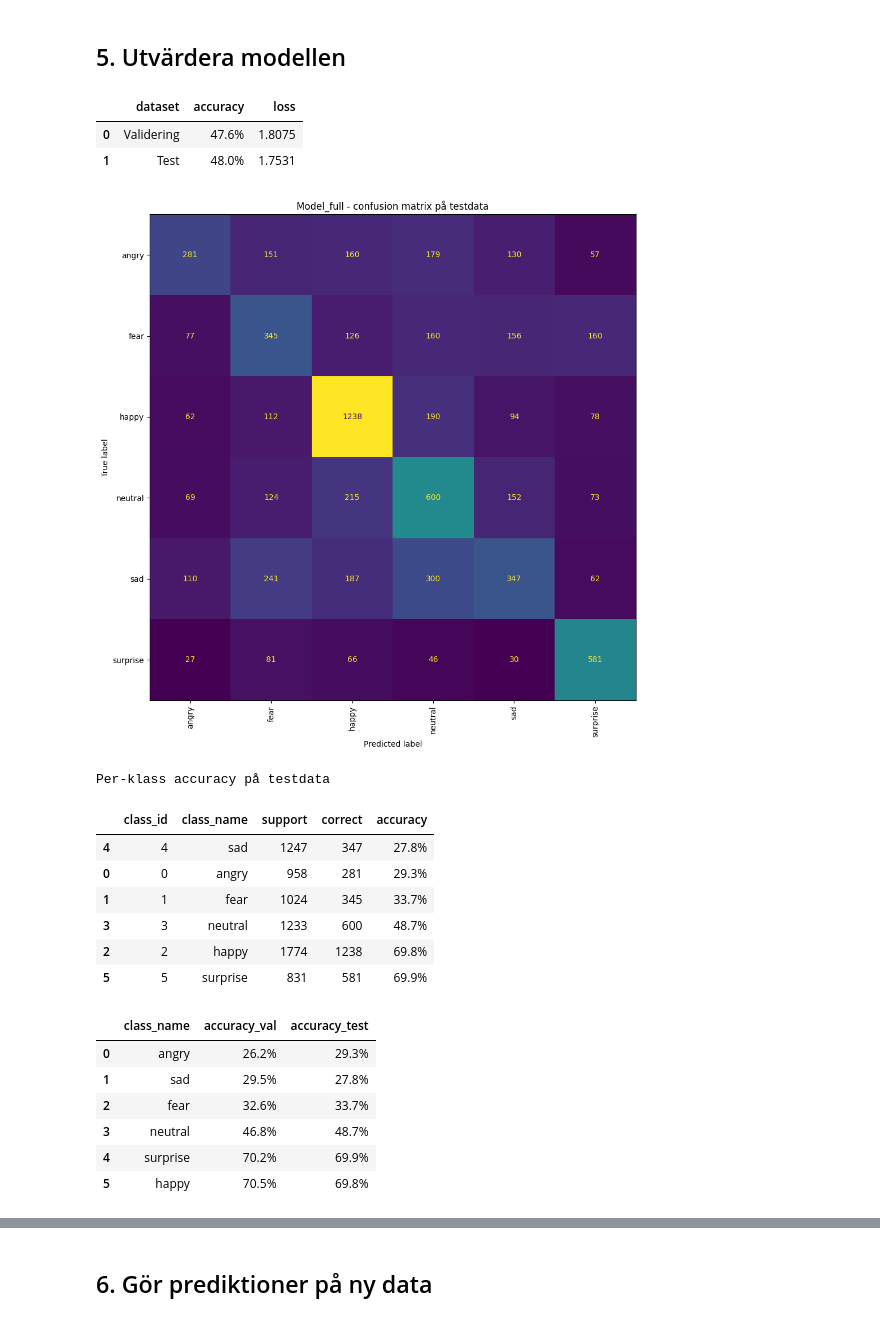
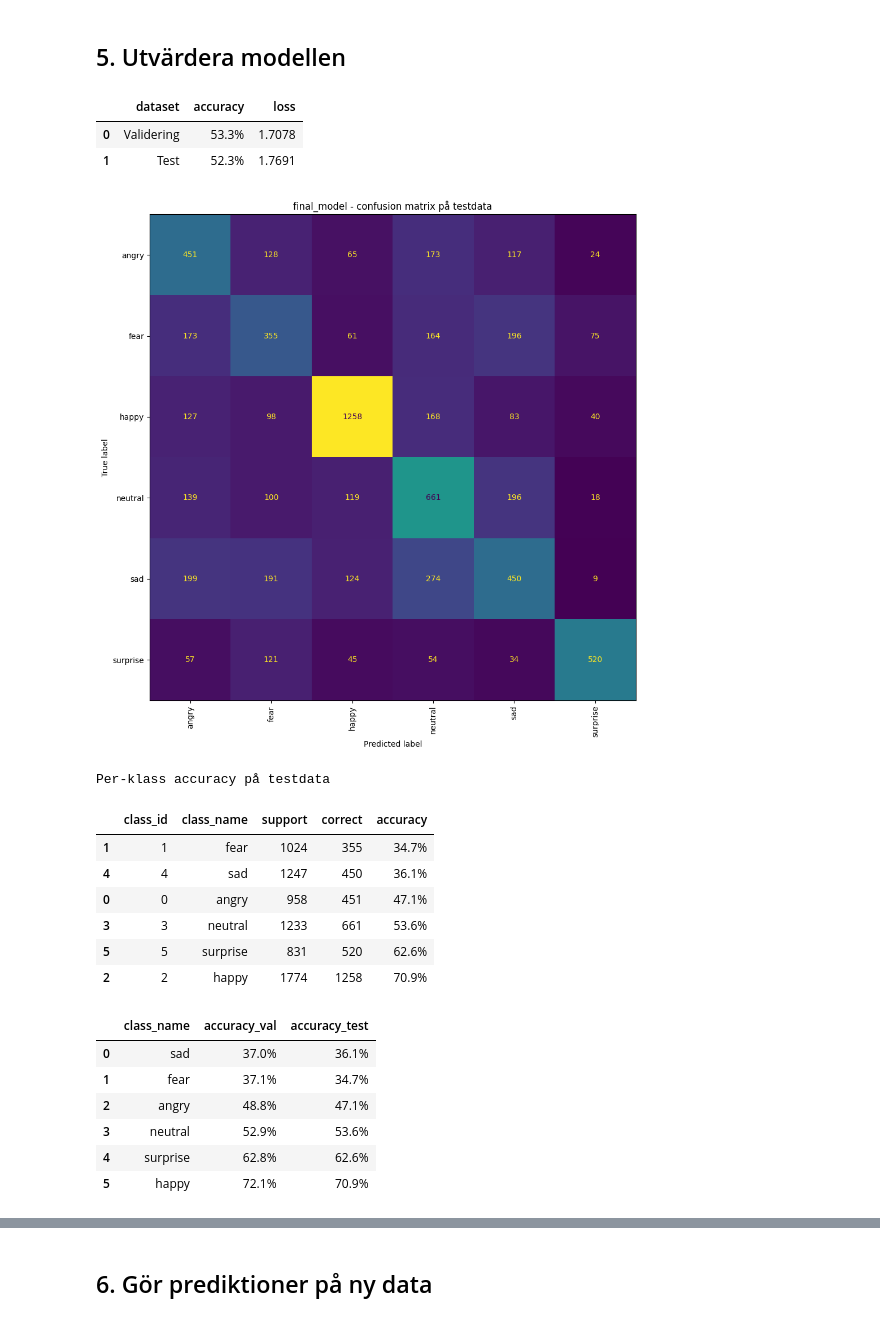
Before and after one commit to MalinMo/Ansiktsuttryck_DL, a Jupyter notebook: report.ipynb, the cells around one changed output, grey strips where cells are left out. Cells and saved outputs as stored; diff of their text form; code cells hidden in the pictures.

```diff
--- a/report.ipynb
+++ b/report.ipynb
@@ -913,12 +954,12 @@ model_full.save("model_full.keras")
 # %% [markdown]
 ## 5. Utvärdera modellen
 # %%
-model_full = keras.models.load_model("model_full.keras")
+final_model = keras.models.load_model("final_model.keras")
 
-test_loss, test_accuracy = model_full.evaluate(X_test_filtered, y_test_filtered, verbose=0)
+test_loss, test_accuracy = final_model.evaluate(X_test_filtered, y_test_filtered, verbose=0)
 
 comparison_overall = pd.DataFrame([
-    {"dataset": "Validering", "accuracy": r_full["val_accuracy"], "loss": r_full["val_loss"]},
+    {"dataset": "Validering", "accuracy": r_dropout_3layers_full["val_accuracy"], "loss": r_dropout_3layers_full["val_loss"]},
     {"dataset": "Test", "accuracy": test_accuracy, "loss": test_loss}
 ])
 
@@ -927,40 +968,40 @@ comparison_overall.style\
     .background_gradient(subset=["accuracy"], cmap="RdYlGn")
 # %% [output]
 |  | dataset | accuracy | loss |
-| 0 | Validering | 47.6% | 1.8075 |
-| 1 | Test | 48.0% | 1.7531 |
+| 0 | Validering | 53.3% | 1.7078 |
+| 1 | Test | 52.3% | 1.7691 |
 # %%
-test_pred, test_proba = predict_classes(model_full, X_test_filtered)
+test_pred, test_proba = predict_classes(final_model, X_test_filtered)
 
-model_full_test_cm = plot_confusion_matrix(
+final_model_test_cm = plot_confusion_matrix(
     y_test_filtered,
     test_pred,
     class_names_filtered,
-    title="Model_full - confusion matrix på testdata"
+    title="final_model - confusion matrix på testdata"
 )
 
-model_full_test_per_class = calculate_per_class_accuracy(
-    model_full_test_cm,
+final_model_test_per_class = calculate_per_class_accuracy(
+    final_model_test_cm,
     class_names_filtered
 )
 
 print("Per-klass accuracy på testdata")
-model_full_test_per_class.style\
+final_model_test_per_class.style\
     .format({"accuracy": "{:.1%}"})\
     .background_gradient(subset=["accuracy"], cmap="RdYlGn")
 # %% [output]
-[figure, old version]
+[figure, new version]
 Per-klass accuracy på testdata
 |  | class_id | class_name | support | correct | accuracy |
-| 4 | 4 | sad | 1247 | 347 | 27.8% |
-| 0 | 0 | angry | 958 | 281 | 29.3% |
-| 1 | 1 | fear | 1024 | 345 | 33.7% |
-| 3 | 3 | neutral | 1233 | 600 | 48.7% |
-| 2 | 2 | happy | 1774 | 1238 | 69.8% |
-| 5 | 5 | surprise | 831 | 581 | 69.9% |
+| 1 | 1 | fear | 1024 | 355 | 34.7% |
+| 4 | 4 | sad | 1247 | 450 | 36.1% |
+| 0 | 0 | angry | 958 | 451 | 47.1% |
+| 3 | 3 | neutral | 1233 | 661 | 53.6% |
+| 5 | 5 | surprise | 831 | 520 | 62.6% |
+| 2 | 2 | happy | 1774 | 1258 | 70.9% |
 # %%
-comparison = model_full_per_class[["class_name", "accuracy"]].merge(
-    model_full_test_per_class[["class_name", "accuracy"]],
+comparison = final_model_per_class[["class_name", "accuracy"]].merge(
+    final_model_test_per_class[["class_name", "accuracy"]],
     on="class_name",
     suffixes=("_val", "_test")
 )
@@ -970,12 +1011,12 @@ comparison.style\
     .background_gradient(subset=["accuracy_val", "accuracy_test"], cmap="RdYlGn")
 # %% [output]
 |  | class_name | accuracy_val | accuracy_test |
-| 0 | angry | 26.2% | 29.3% |
-| 1 | sad | 29.5% | 27.8% |
-| 2 | fear | 32.6% | 33.7% |
-| 3 | neutral | 46.8% | 48.7% |
-| 4 | surprise | 70.2% | 69.9% |
-| 5 | happy | 70.5% | 69.8% |
+| 0 | sad | 37.0% | 36.1% |
+| 1 | fear | 37.1% | 34.7% |
+| 2 | angry | 48.8% | 47.1% |
+| 3 | neutral | 52.9% | 53.6% |
+| 4 | surprise | 62.8% | 62.6% |
+| 5 | happy | 72.1% | 70.9% |
 # %%
 plot_misclassified_examples(
     X_test_filtered,
```
Also changed, not shown: parts of 23 cells of this notebook, 1 other file.
